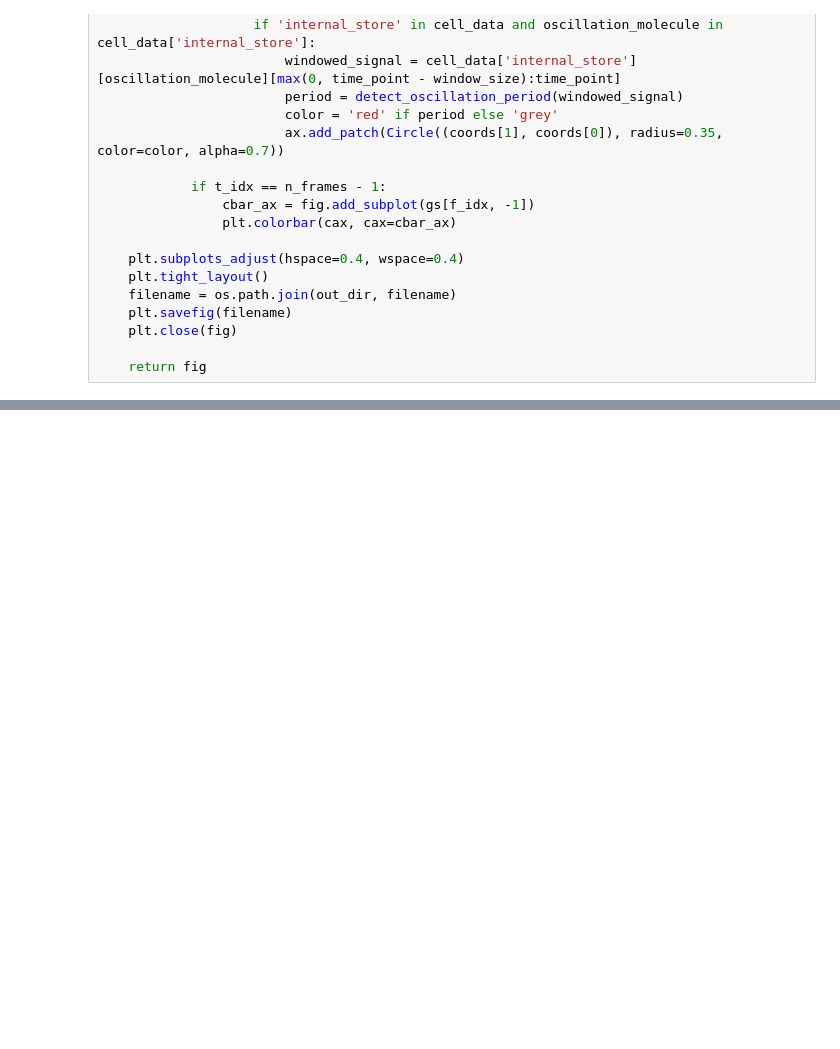
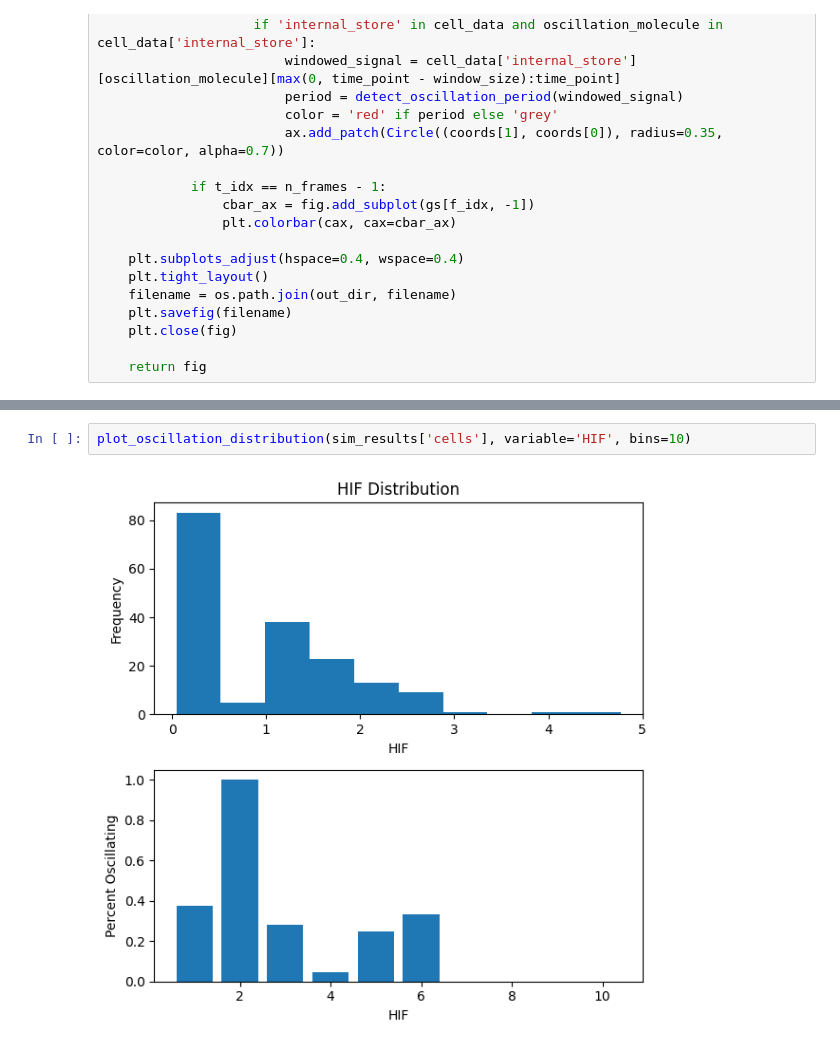
Before and after one commit to vivarium-collective/hypoxia-oscillations, a Jupyter notebook: notebooks/grid_tissue.ipynb, the cells around one changed output, grey strips where cells are left out. Saved outputs shown, nothing was run; the diff lists cells and outputs as text; blank space fills up the shorter version.

Commit message:
plot distributions in notebook

```diff
--- a/notebooks/grid_tissue.ipynb
+++ b/notebooks/grid_tissue.ipynb
@@ -984,0 +1062,4 @@ plot_fields_snapshots(
+# %%
+plot_oscillation_distribution(sim_results['cells'], variable='HIF', bins=10)
+# %% [output]
+[figure, added]
```
Also changed, not shown: parts of 9 cells of this notebook.
